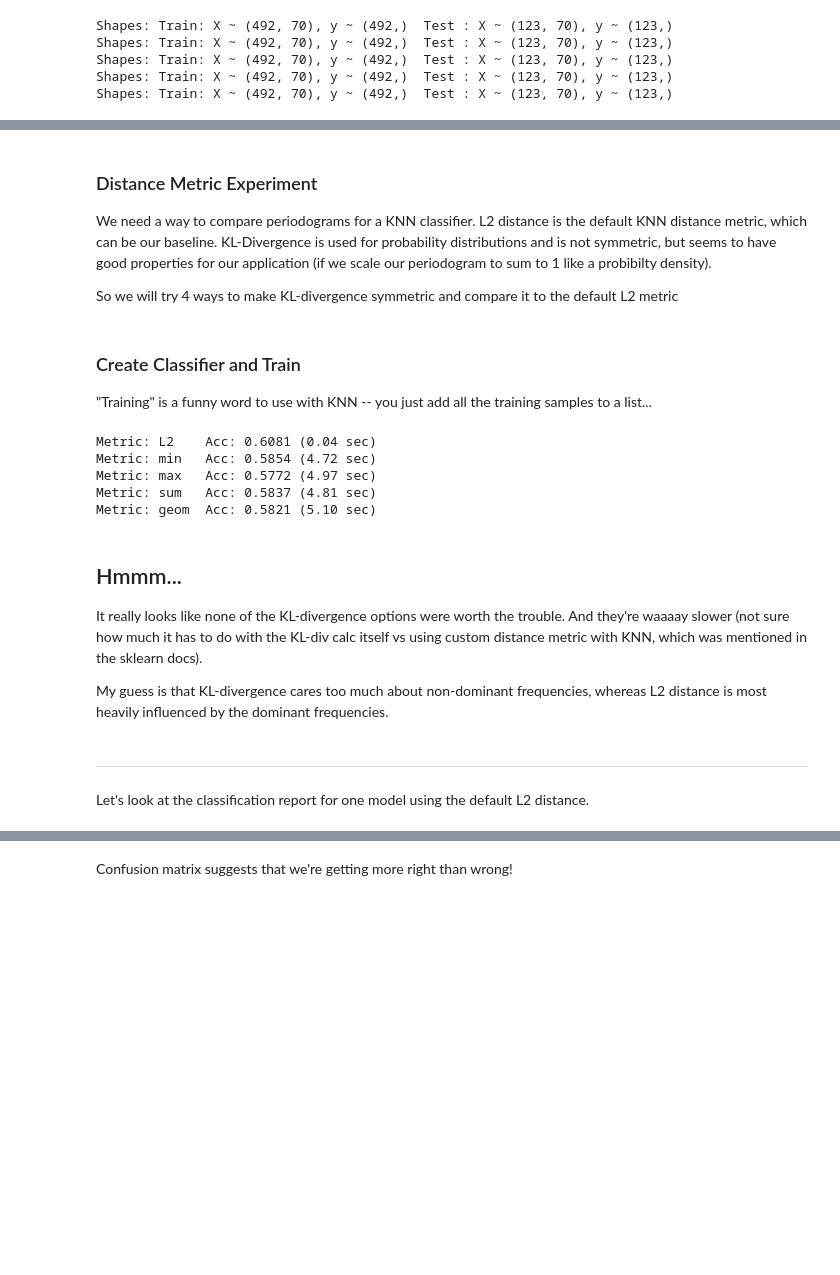
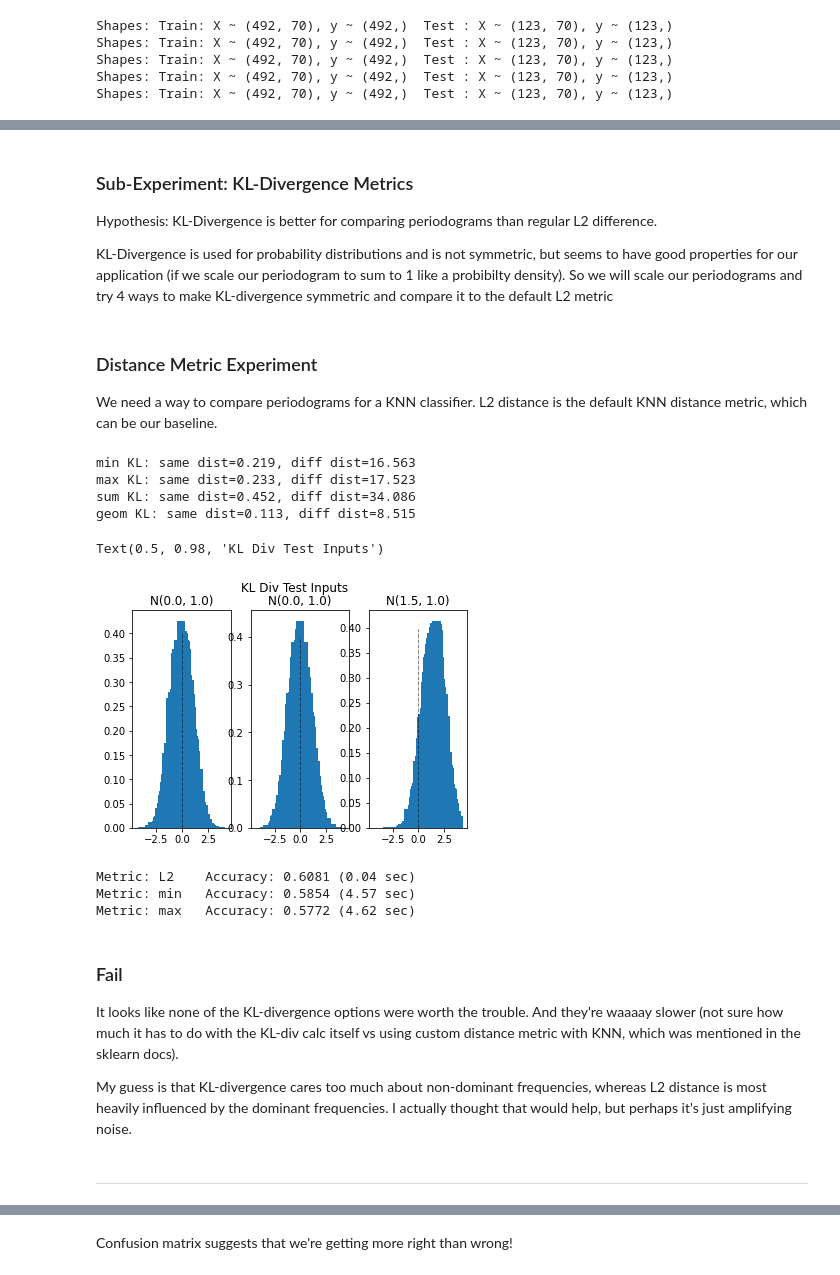
Before and after one commit to etotheipi/accelerometer_signal_proc, a Jupyter notebook: accel_1d_magnitude_training.ipynb, the cells around one changed output, grey strips where cells are left out. Cells and saved outputs as stored; diff of their text form; code cells hidden in the pictures; blank space fills up the shorter version.

```diff
--- a/accel_magnitude_training.ipynb
+++ b/accel_1d_magnitude_training.ipynb
@@ -172,7 +173,7 @@ We use sklearn's StratifiedKFold to make sure we get proportional representation
 # %%
 num_splits = 5
 for i in range(num_splits):
-    xt,yt,xs,ys = TrainUtils.get_skf_split(full_df, num_splits, i)
+    xt,yt,xs,ys = TrainUtils.get_strat_kfold_split(full_df, num_splits, i)
     print(f'Shapes: '
           f'Train: X ~ {xt.shape}, y ~ {yt.shape}  '
           f'Test : X ~ {xs.shape}, y ~ {ys.shape}')
@@ -190,21 +186,12 @@ NOTE: We switched to purely periodogram-based features, we probably don't want t
-# %%
-# We do this if we had std features, but these are periodograms, I don't think it makes sense
-_ = """
-scaler = sklearn.preprocessing.StandardScaler()
-scaler.fit(X_train)
-X_train_scaled = scaler.transform(X_train)
-X_test_scaled = scaler.transform(X_test)
-
-# We can pickle the scaler to disk to save for later
-import pickle
-with open('xdata_scaler.pickle', 'wb') as f:
-    pickle.dump(scaler, f)
-"""
 # %% [markdown]
-### Distance Metric Experiment
-We need a way to compare periodograms for a KNN classifier.  L2 distance is the default KNN distance metric, which can be our baseline.  KL-Divergence is used for probability distributions and is not symmetric, but seems to have good properties for our application (if we scale our periodogram to sum to 1 like a probibilty density).
+### Sub-Experiment: KL-Divergence Metrics
 
-So we will try 4 ways to make KL-divergence symmetric and compare it to the default L2 metric
+Hypothesis: KL-Divergence is better for comparing periodograms than regular L2 difference.
+
+KL-Divergence is used for probability distributions and is not symmetric, but seems to have good properties for our application (if we scale our periodogram to sum to 1 like a probibilty density).  So we will scale our periodograms and try 4 ways to make KL-divergence symmetric and compare it to the default L2 metric
+# %% [markdown]
+### Distance Metric Experiment
+We need a way to compare periodograms for a KNN classifier.  L2 distance is the default KNN distance metric, which can be our baseline.
 # %%
 def kl_divergence(a, b):
     valid = a != 0
@@ -225,9 +212,37 @@ def distance_kldiv(y1, y2, pool_method):
         return kl1 + kl2
     elif pool_method == 'geom':
         return 1.0 / (1.0/kl1 + 1.0/kl2)
-# %% [markdown]
-### Create Classifier and Train
-"Training" is a funny word to use with KNN -- you just add all the training samples to a list...
+# %%
+# Just a few tests to confirm whether it's spitting out sane data
+bins=100
+w=4.0
+locs = [0.0, 0.0, 1.5]
+sample_hist = [None]*3
+for i in range(3):
+    sample = np.random.normal(loc=locs[i], size=(10000,))
+    sample_hist[i], _ = np.histogram(sample, bins=bins, range=(-w, w), density=True)
+
+fig, axs = plt.subplots(1, 3, figsize=(6,4))
+xrange = list(np.arange(-w, w, step=2*w/bins))
+
+for i in range(3):
+    axs[i].bar(xrange, sample_hist[i])
+    axs[i].plot([0.0, 0.0], [0.0, 0.4], 'k-.', lw=0.5)
+    axs[i].set_title(f'N({locs[i]}, 1.0)')
+
+for kltype in ['min', 'max', 'sum', 'geom']:
+    same_kl = distance_kldiv(sample_hist[0], sample_hist[1], kltype)
+    diff_kl = distance_kldiv(sample_hist[0], sample_hist[2], kltype)
+    print(f'{kltype} KL: same dist={same_kl:.3f}, diff dist={diff_kl:.3f}')
+
+fig.suptitle('KL Div Test Inputs')
+# %% [output]
+min KL: same dist=0.219, diff dist=16.563
+max KL: same dist=0.233, diff dist=17.523
+sum KL: same dist=0.452, diff dist=34.086
+geom KL: same dist=0.113, diff dist=8.515
+Text(0.5, 0.98, 'KL Div Test Inputs')
+[figure, added]
 # %%
 for kltype in ['L2', 'min', 'max', 'sum', 'geom']:
     tstart = time.time()
@@ -242,19 +257,15 @@ for kltype in ['L2', 'min', 'max', 'sum', 'geom']:
     y_true_agg, y_pred_agg = TrainUtils.kfold_train_predict(knn, full_df, num_splits=5)
     telapsed = time.time() - tstart
     acc = sklearn.metrics.accuracy_score(y_true_agg, y_pred_agg)
-    print('Metric:', kltype.ljust(5), f'Acc: {acc:.4f} ({telapsed:.2f} sec)')
+    print('Metric:', kltype.ljust(5), f'Accuracy: {acc:.4f} ({telapsed:.2f} sec)')
 # %% [output]
-Metric: L2    Acc: 0.6081 (0.04 sec)
-Metric: min   Acc: 0.5854 (4.72 sec)
-Metric: max   Acc: 0.5772 (4.97 sec)
-Metric: sum   Acc: 0.5837 (4.81 sec)
-Metric: geom  Acc: 0.5821 (5.10 sec)
+Metric: L2    Accuracy: 0.6081 (0.04 sec)
+Metric: min   Accuracy: 0.5854 (4.57 sec)
+Metric: max   Accuracy: 0.5772 (4.62 sec)
 # %% [markdown]
-## Hmmm...
-It really looks like none of the KL-divergence options were worth the trouble.  And they're waaaay slower (not sure how much it has to do with the KL-div calc itself vs using custom distance metric with KNN, which was mentioned in the sklearn docs).
+### Fail
+It looks like none of the KL-divergence options were worth the trouble.  And they're waaaay slower (not sure how much it has to do with the KL-div calc itself vs using custom distance metric with KNN, which was mentioned in the sklearn docs).
 
-My guess is that KL-divergence cares too much about non-dominant frequencies, whereas L2 distance is most heavily influenced by the dominant frequencies.
+My guess is that KL-divergence cares too much about non-dominant frequencies, whereas L2 distance is most heavily influenced by the dominant frequencies.  I actually thought that would help, but perhaps it's just amplifying noise.
 # %% [markdown]
 ------
-# %% [markdown]
-Let's look at the classification report for one model using the default L2 distance.
```
Also changed, not shown: parts of 5 cells of this notebook, 7 other files.
